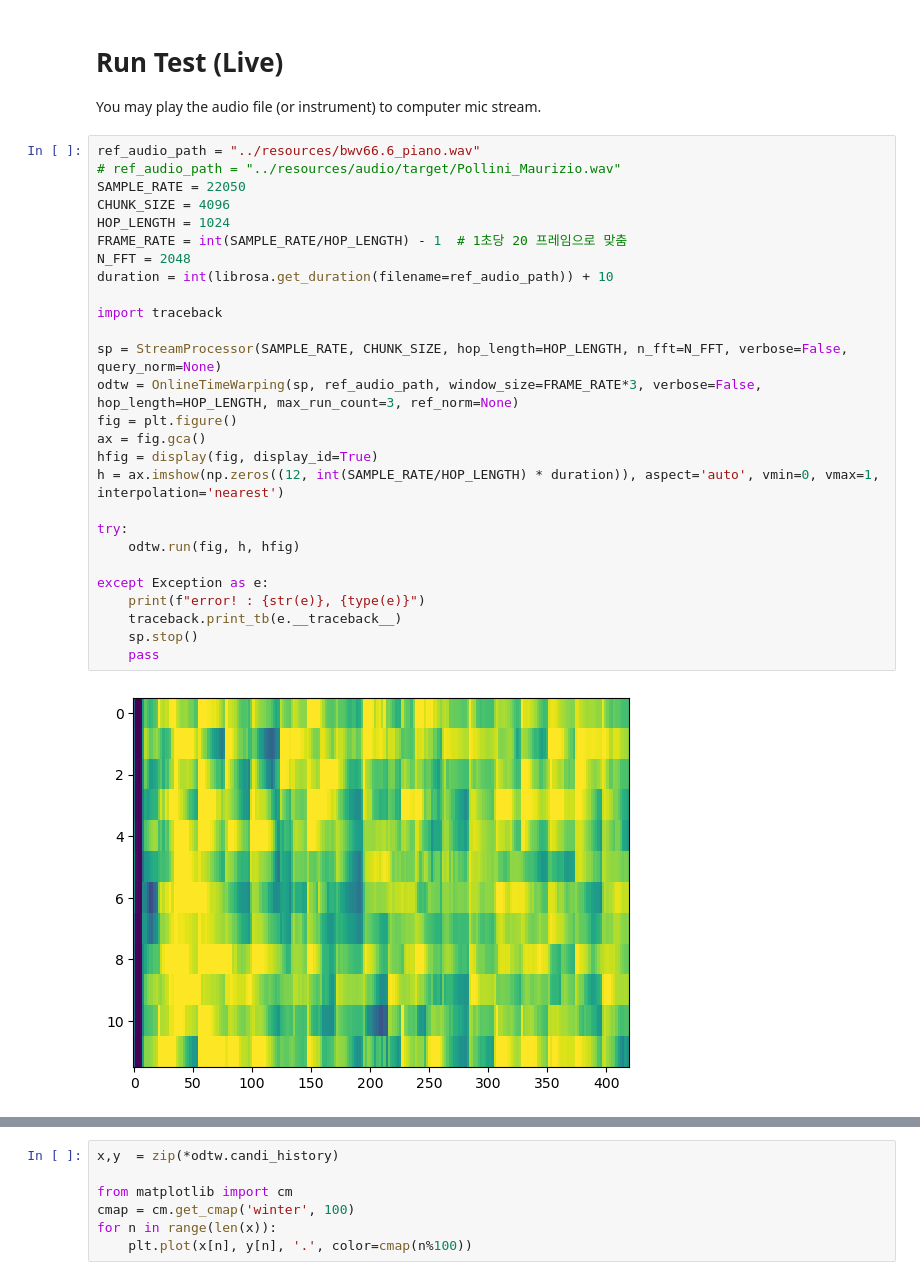
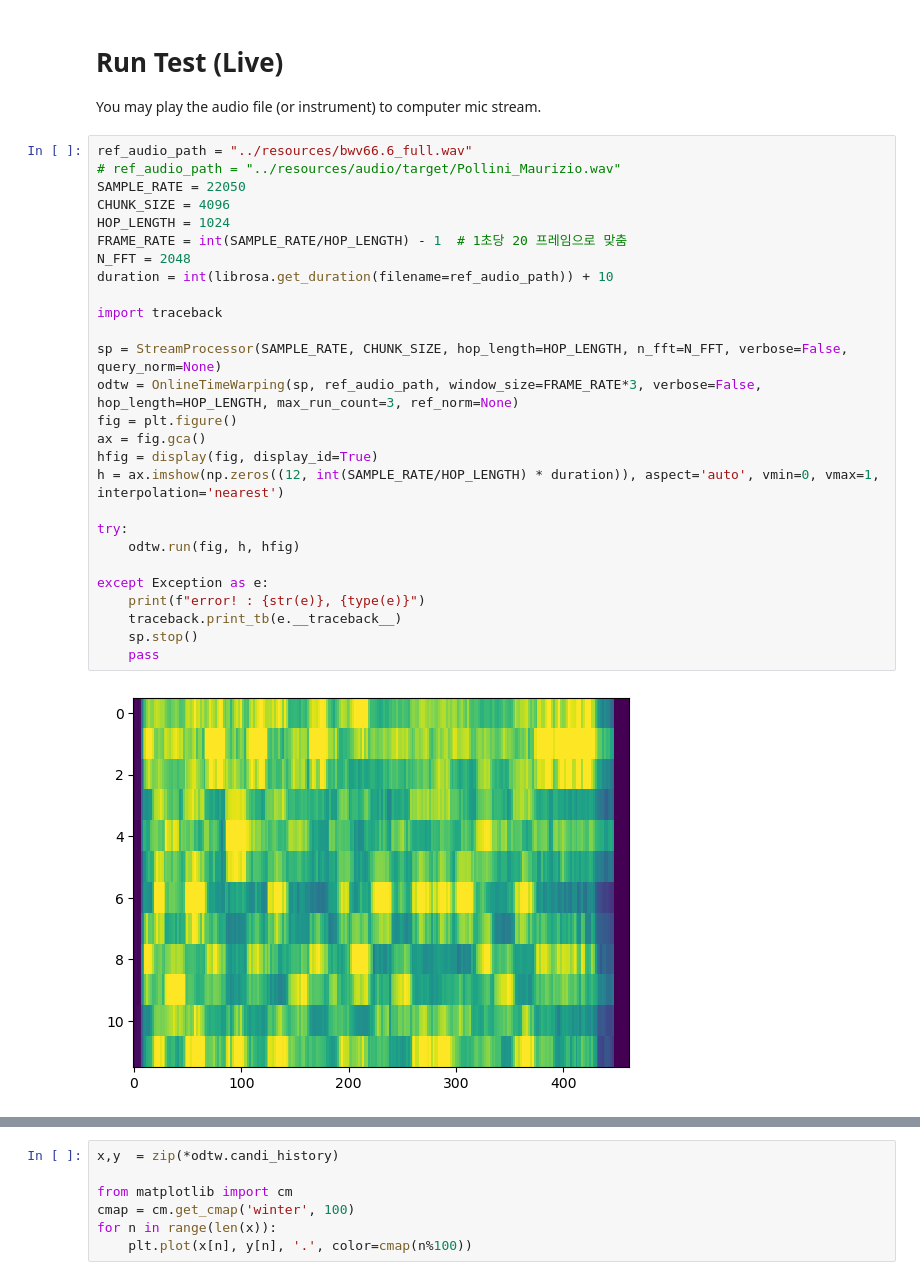
Before and after one commit to laurenceyoon/mr-score-follower, a Jupyter notebook: notebook/match_test.ipynb, the cells around one changed output, grey strips where cells are left out. Cells and saved outputs as stored; diff of their text form.

Commit message:
update resource audio & README

```diff
--- a/notebook/match_test.ipynb
+++ b/notebook/match_test.ipynb
@@ -443,32 +443,32 @@ class OnlineTimeWarping:
 
 You may play the audio file (or instrument) to computer mic stream.
 # %%
-ref_audio_path = "../resources/bwv66.6_piano.wav"
+ref_audio_path = "../resources/bwv66.6_full.wav"
 # ref_audio_path = "../resources/audio/target/Pollini_Maurizio.wav"
 SAMPLE_RATE = 22050
 CHUNK_SIZE = 4096
 HOP_LENGTH = 1024
 FRAME_RATE = int(SAMPLE_RATE/HOP_LENGTH) - 1  # 1초당 20 프레임으로 맞춤
 N_FFT = 2048
 duration = int(librosa.get_duration(filename=ref_audio_path)) + 10
 
 import traceback
 
 sp = StreamProcessor(SAMPLE_RATE, CHUNK_SIZE, hop_length=HOP_LENGTH, n_fft=N_FFT, verbose=False, query_norm=None)
 odtw = OnlineTimeWarping(sp, ref_audio_path, window_size=FRAME_RATE*3, verbose=False, hop_length=HOP_LENGTH, max_run_count=3, ref_norm=None)
 fig = plt.figure()
 ax = fig.gca()
 hfig = display(fig, display_id=True)
 h = ax.imshow(np.zeros((12, int(SAMPLE_RATE/HOP_LENGTH) * duration)), aspect='auto', vmin=0, vmax=1, interpolation='nearest')
 
 try:
     odtw.run(fig, h, hfig)
 
 except Exception as e:
     print(f"error! : {str(e)}, {type(e)}")
     traceback.print_tb(e.__traceback__)
     sp.stop()
     pass
 # %% [output]
-[figure, old version]
+[figure, new version]
 * Recording in progress....
```
Also changed, not shown: parts of 1 cell of this notebook, 6 other files.
